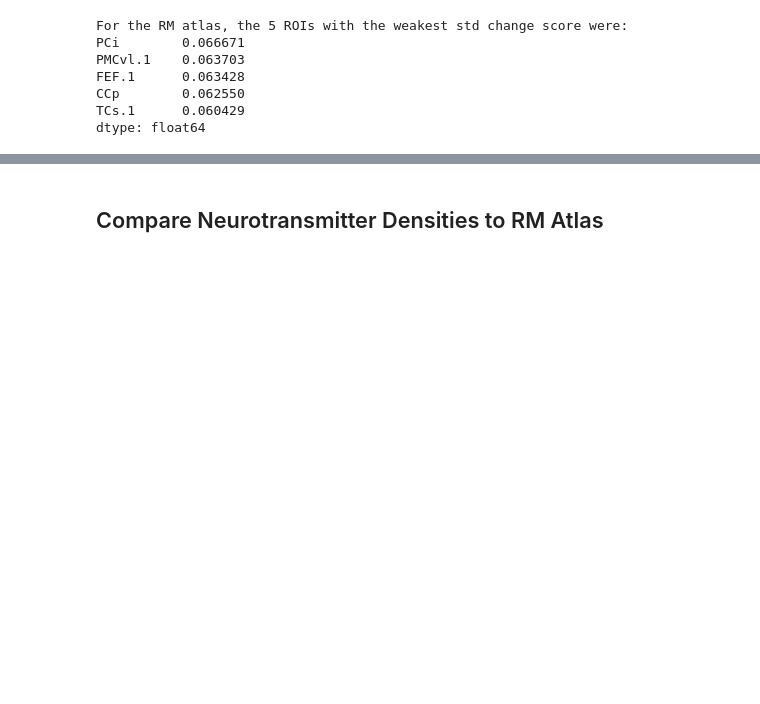
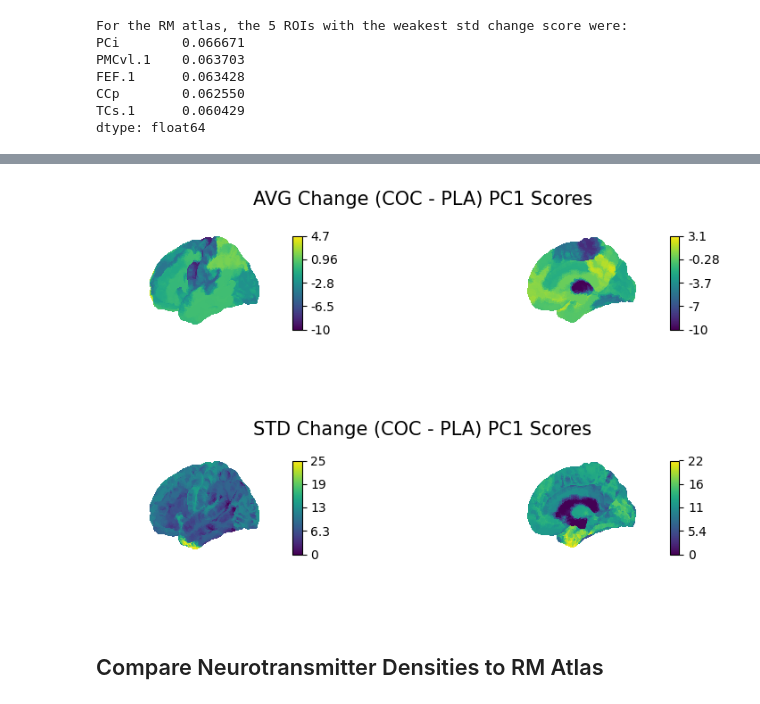
Before and after one commit to LuisA00/ResearchElective_Maastricht2023, a Jupyter notebook: ComparingAtlasesToNeurotransmittersDensities.ipynb, the cells around one changed output, grey strips where cells are left out. Cells and saved outputs as stored; diff of their text form; code cells hidden in the pictures; blank space fills up the shorter version.

```diff
--- a/ComparingAtlasesToNeurotransmittersDensities.ipynb
+++ b/ComparingAtlasesToNeurotransmittersDensities.ipynb
@@ -661,3 +684,11 @@ dtype: float64
+# %%
+# Show change score brain map (COC - PLA mean change score).
+
+RM_Change_titles = ["AVG Change (COC - PLA) PC1 Scores", "STD Change (COC - PLA) PC1 Scores"]
+
+plotting_brainmaps_change(RM_PC_AVG_Change_file, RM_PC_STD_Change_file, RM_Change_titles)
+# %% [output]
+[figure, added]
 # %% [markdown]
 ## Compare Neurotransmitter Densities to RM Atlas
 # %%
```
Also changed, not shown: parts of 7 cells of this notebook, 14 other files.
